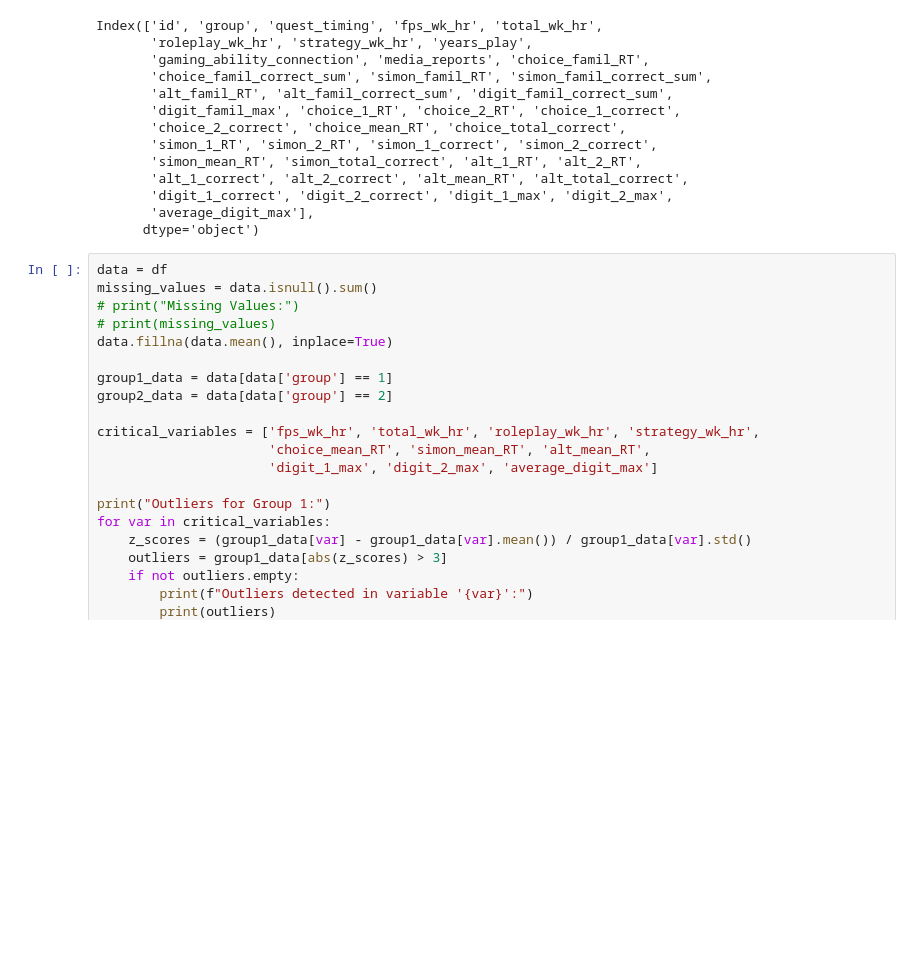
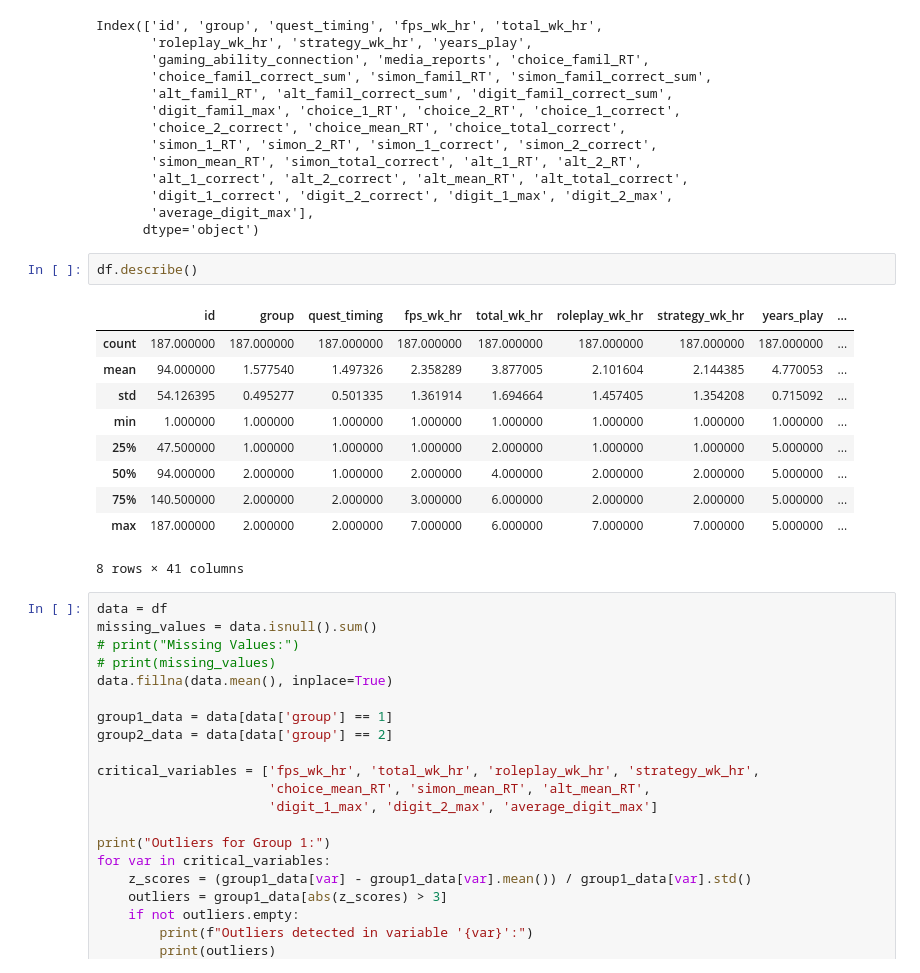
Before and after one commit to ROHIT32767/Reaction-time-and-working-memory-in-gamers-and-non-gamers, a Jupyter notebook: project.ipynb, the cells around one changed output. Drawn from its saved outputs; the diff is of its cells as text; blank space fills up the shorter version.

```diff
--- a/project.ipynb
+++ b/project.ipynb
@@ -42,6 +42,19 @@ Index(['id', 'group', 'quest_timing', 'fps_wk_hr', 'total_wk_hr',
        'digit_1_correct', 'digit_2_correct', 'digit_1_max', 'digit_2_max',
        'average_digit_max'],
       dtype='object')
+# %%
+df.describe()
+# %% [output]
+|  | id | group | quest_timing | fps_wk_hr | total_wk_hr | roleplay_wk_hr | strategy_wk_hr | years_play | ... |
+| count | 187.000000 | 187.000000 | 187.000000 | 187.000000 | 187.000000 | 187.000000 | 187.000000 | 187.000000 | ... |
+| mean | 94.000000 | 1.577540 | 1.497326 | 2.358289 | 3.877005 | 2.101604 | 2.144385 | 4.770053 | ... |
+| std | 54.126395 | 0.495277 | 0.501335 | 1.361914 | 1.694664 | 1.457405 | 1.354208 | 0.715092 | ... |
+| min | 1.000000 | 1.000000 | 1.000000 | 1.000000 | 1.000000 | 1.000000 | 1.000000 | 1.000000 | ... |
+| 25% | 47.500000 | 1.000000 | 1.000000 | 1.000000 | 2.000000 | 1.000000 | 1.000000 | 5.000000 | ... |
+| 50% | 94.000000 | 2.000000 | 1.000000 | 2.000000 | 4.000000 | 2.000000 | 2.000000 | 5.000000 | ... |
+| 75% | 140.500000 | 2.000000 | 2.000000 | 3.000000 | 6.000000 | 2.000000 | 2.000000 | 5.000000 | ... |
+| max | 187.000000 | 2.000000 | 2.000000 | 7.000000 | 6.000000 | 7.000000 | 7.000000 | 5.000000 | ... |
+8 rows × 41 columns
 # %%
 data = df
 missing_values = data.isnull().sum()
```
Also changed, not shown: parts of 1 cell of this notebook, 4 other files.
